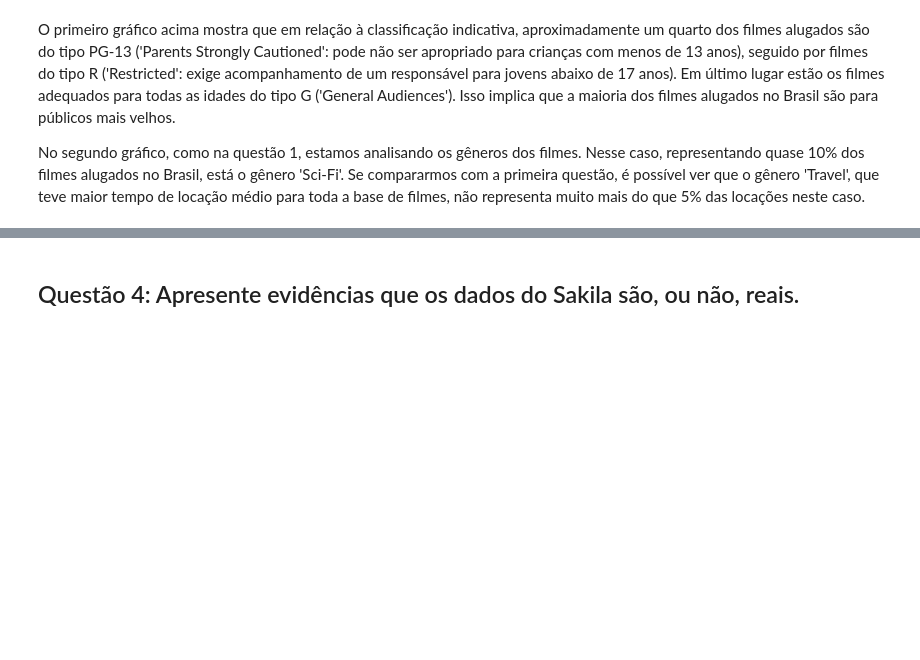
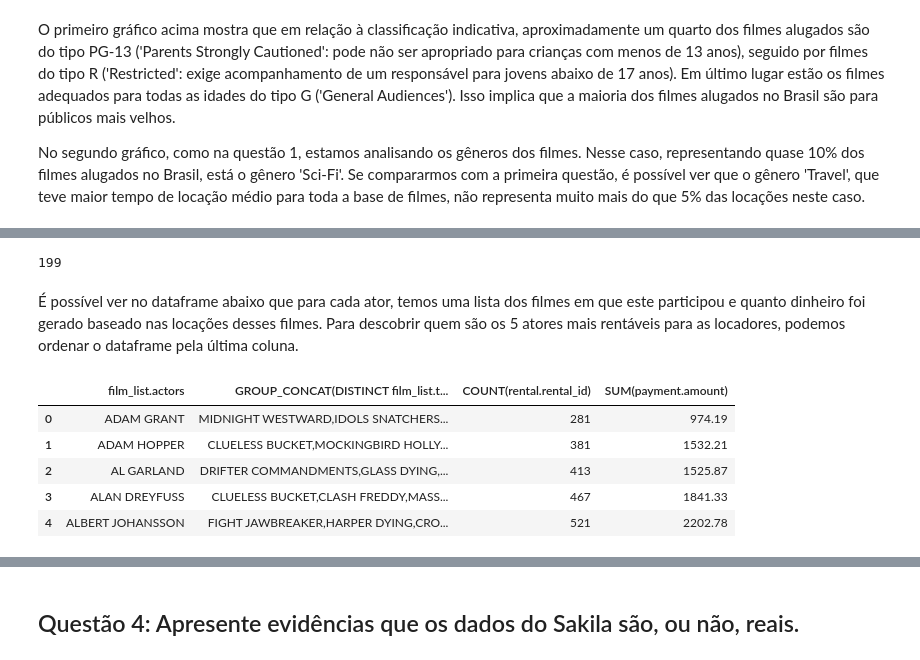
Before and after one commit to iblucher/MAC0459, a Jupyter notebook: Sakila.ipynb, the cells around one changed output, grey strips where cells are left out. Saved outputs shown, nothing was run; the diff lists cells and outputs as text; code cells hidden in the pictures; blank space fills up the shorter version.

```diff
--- a/Sakila.ipynb
+++ b/Sakila.ipynb
@@ -160,0 +179,18 @@ No segundo gráfico, como na questão 1, estamos analisando os gêneros dos film
+# %%
+q3 = pd.read_csv('q3.csv')
+q3.head()
+len(q3)
+# %% [output]
+199
+# %% [markdown]
+É possível ver no dataframe abaixo que para cada ator, temos uma lista dos filmes em que este participou e quanto dinheiro foi gerado baseado nas locações desses filmes. Para descobrir quem são os 5 atores mais rentáveis para as locadores, podemos ordenar o dataframe pela última coluna.
+# %%
+q3 = q3.drop(columns = 'film_list.FID')
+q3.head()
+# %% [output]
+|  | film_list.actors | GROUP_CONCAT(DISTINCT film_list.t... | COUNT(rental.rental_id) | SUM(payment.amount) |
+| 0 | ADAM GRANT | MIDNIGHT WESTWARD,IDOLS SNATCHERS... | 281 | 974.19 |
+| 1 | ADAM HOPPER | CLUELESS BUCKET,MOCKINGBIRD HOLLY... | 381 | 1532.21 |
+| 2 | AL GARLAND | DRIFTER COMMANDMENTS,GLASS DYING,... | 413 | 1525.87 |
+| 3 | ALAN DREYFUSS | CLUELESS BUCKET,CLASH FREDDY,MASS... | 467 | 1841.33 |
+| 4 | ALBERT JOHANSSON | FIGHT JAWBREAKER,HARPER DYING,CRO... | 521 | 2202.78 |
```
Also changed, not shown: parts of 6 cells of this notebook.
